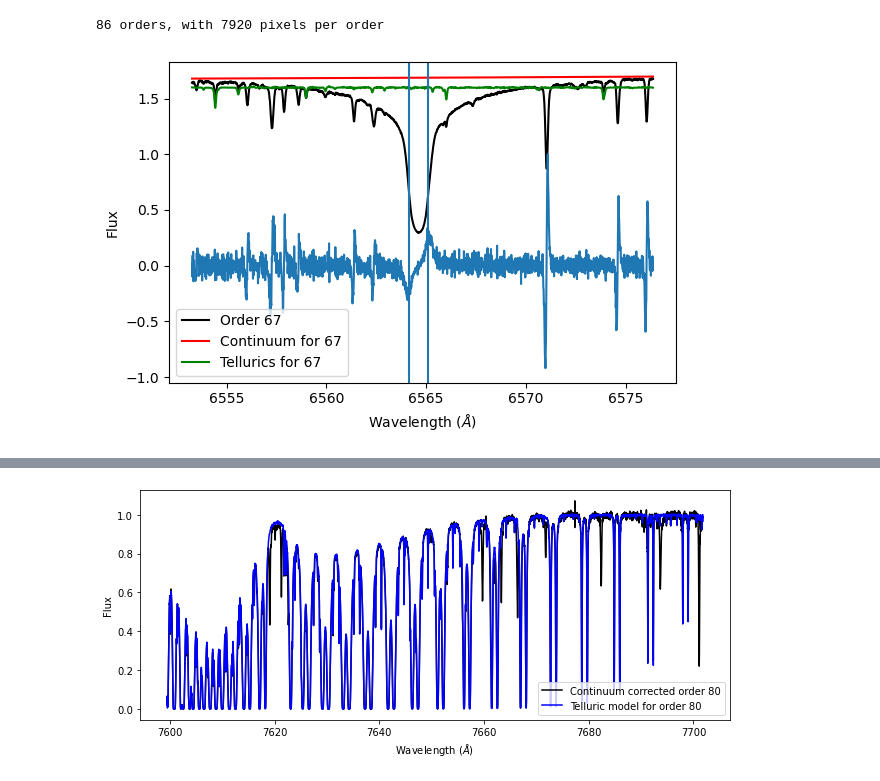
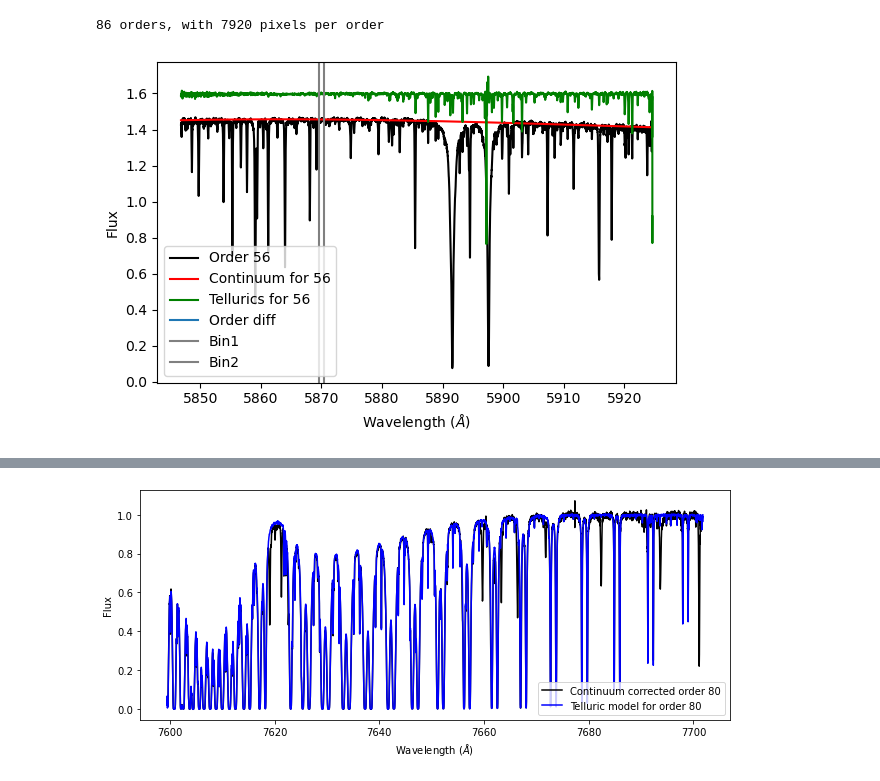
Before and after one commit to grd349/bison-expres, a Jupyter notebook: EXPRES_data/EXPRES getting started.ipynb, the cells around one changed output, grey strips where cells are left out. Saved outputs shown, nothing was run; the diff lists cells and outputs as text; code cells hidden in the pictures.

```diff
--- a/EXPRES_data/EXPRES getting started.ipynb
+++ b/EXPRES_data/EXPRES getting started.ipynb
@@ -10,7 +10,7 @@ import numpy as np
 # %% [markdown]
 Using one of the solar spectra as an example
 # %%
-filename = 'Sun_220417.5080.fits'
+filename = 'Sun_220417.5081.fits'
 try:
     hdu = fits.open(filename)
 except:
@@ -82,22 +82,22 @@ print("{0:d} orders, with {1:d} pixels per order".format(nord, npix))
 86 orders, with 7920 pixels per order
 # %%
 plt.figure(dpi=100)
-order = 67
-nstart = 1200
-nfinish = -5000
+order = 56
+nstart = 200
+nfinish = -200
 bin1 = 1990
 bin2 = 2060
 plt.plot(w[order, nstart:nfinish], s[order, nstart:nfinish], c='k', label=f'Order {order}')
 plt.plot(w[order, nstart:nfinish], c[order, nstart:nfinish], c='r', label=f'Continuum for {order}')
 plt.plot(w[order, nstart:nfinish], t[order, nstart:nfinish] * 1.6, c='g', label=f'Tellurics for {order}')
 diff = np.diff(s[order, nstart:nfinish] / t[order, nstart:nfinish])
 diff /= np.max(diff)
-plt.plot(w[order, nstart:nfinish-1], diff)
-plt.axvline(w[order, bin1], label)
-plt.axvline(w[order, bin2])
+plt.plot(w[order, nstart:nfinish-1], diff, label='Order diff')
+plt.axvline(w[order, bin1], c='grey', label='Bin1')
+plt.axvline(w[order, bin2], c='grey', label='Bin2')
 plt.xlabel("Wavelength ($\AA$)")
 plt.ylabel("Flux")
 plt.legend(loc='lower left')
 plt.tight_layout();
 # %% [output]
-[figure, old version]
+[figure, new version]
```
Also changed, not shown: parts of 2 cells of this notebook, 3 other files.
